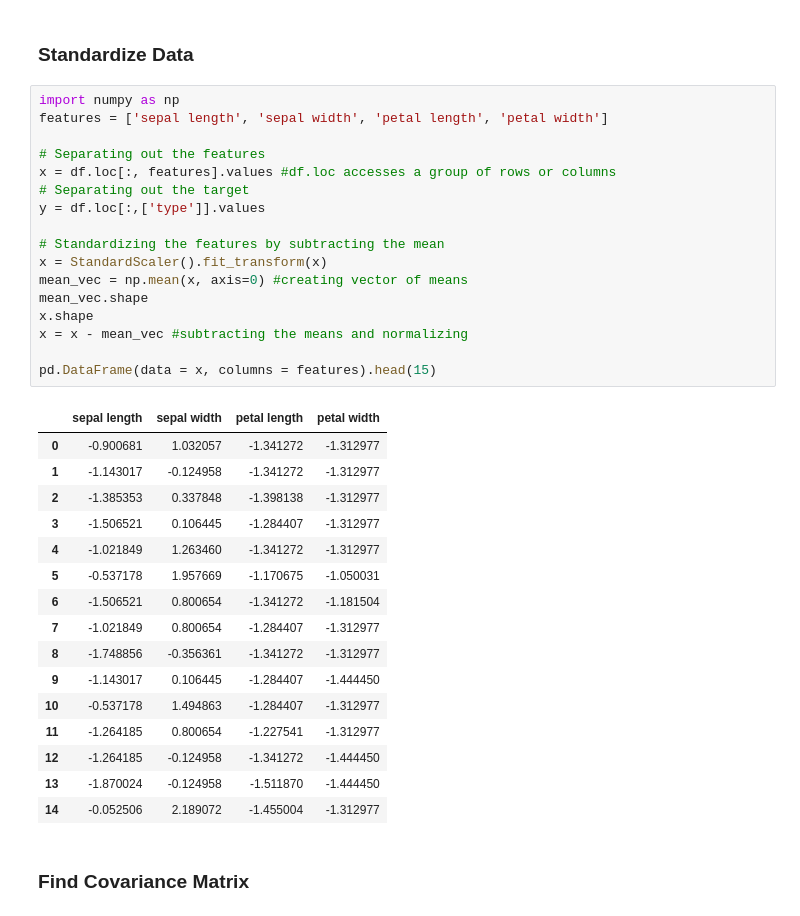
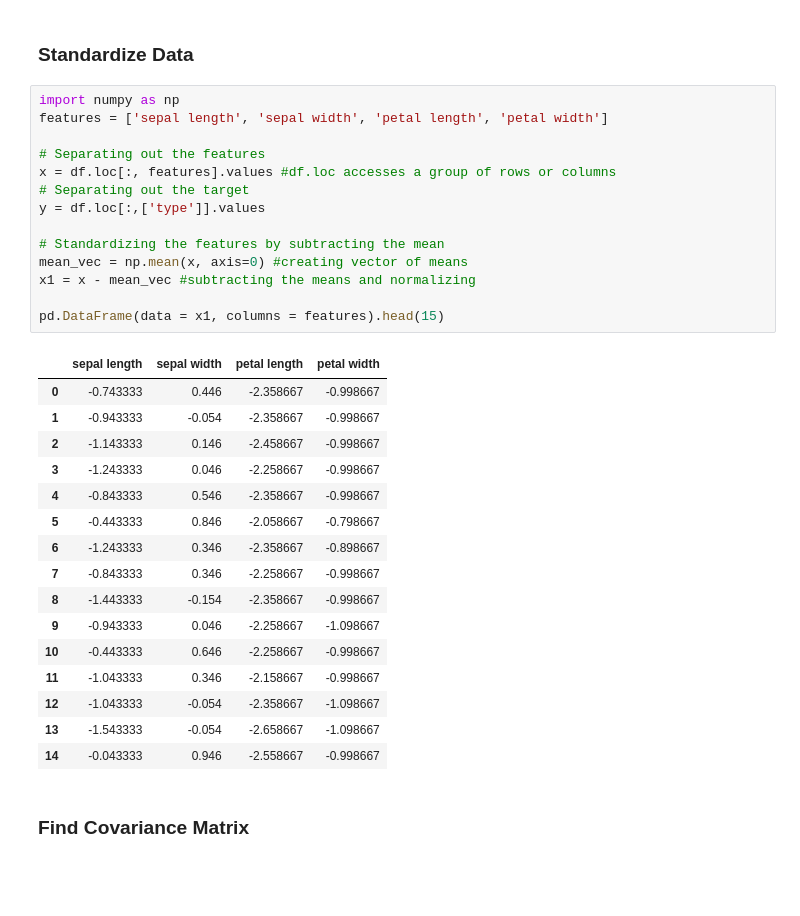
Before and after one commit to PaulinaKnight/Lin-Alg, a Jupyter notebook: Dimension Reduction and PCA from Scratch (Iris Data).ipynb, the cells around one changed output. Cells and saved outputs as stored; diff of their text form; blank space fills up the shorter version.

```diff
--- a/Dimension Reduction and PCA from Scratch (Iris Data).ipynb
+++ b/Dimension Reduction and PCA from Scratch (Iris Data).ipynb
@@ -39,37 +38,34 @@ df.head(15) #head allows you to choose how many rows you want printed () empty d
 # %%
 import numpy as np
 features = ['sepal length', 'sepal width', 'petal length', 'petal width']
 
 # Separating out the features
 x = df.loc[:, features].values #df.loc accesses a group of rows or columns
 # Separating out the target
 y = df.loc[:,['type']].values
 
 # Standardizing the features by subtracting the mean
-x = StandardScaler().fit_transform(x)
 mean_vec = np.mean(x, axis=0) #creating vector of means
-mean_vec.shape
-x.shape
-x = x - mean_vec #subtracting the means and normalizing
+x1 = x - mean_vec #subtracting the means and normalizing
 
-pd.DataFrame(data = x, columns = features).head(15)
+pd.DataFrame(data = x1, columns = features).head(15)
 # %% [output]
 |  | sepal length | sepal width | petal length | petal width |
-| 0 | -0.900681 | 1.032057 | -1.341272 | -1.312977 |
-| 1 | -1.143017 | -0.124958 | -1.341272 | -1.312977 |
-| 2 | -1.385353 | 0.337848 | -1.398138 | -1.312977 |
-| 3 | -1.506521 | 0.106445 | -1.284407 | -1.312977 |
-| 4 | -1.021849 | 1.263460 | -1.341272 | -1.312977 |
-| 5 | -0.537178 | 1.957669 | -1.170675 | -1.050031 |
-| 6 | -1.506521 | 0.800654 | -1.341272 | -1.181504 |
-| 7 | -1.021849 | 0.800654 | -1.284407 | -1.312977 |
-| 8 | -1.748856 | -0.356361 | -1.341272 | -1.312977 |
-| 9 | -1.143017 | 0.106445 | -1.284407 | -1.444450 |
-| 10 | -0.537178 | 1.494863 | -1.284407 | -1.312977 |
-| 11 | -1.264185 | 0.800654 | -1.227541 | -1.312977 |
-| 12 | -1.264185 | -0.124958 | -1.341272 | -1.444450 |
-| 13 | -1.870024 | -0.124958 | -1.511870 | -1.444450 |
-| 14 | -0.052506 | 2.189072 | -1.455004 | -1.312977 |
+| 0 | -0.743333 | 0.446 | -2.358667 | -0.998667 |
+| 1 | -0.943333 | -0.054 | -2.358667 | -0.998667 |
+| 2 | -1.143333 | 0.146 | -2.458667 | -0.998667 |
+| 3 | -1.243333 | 0.046 | -2.258667 | -0.998667 |
+| 4 | -0.843333 | 0.546 | -2.358667 | -0.998667 |
+| 5 | -0.443333 | 0.846 | -2.058667 | -0.798667 |
+| 6 | -1.243333 | 0.346 | -2.358667 | -0.898667 |
+| 7 | -0.843333 | 0.346 | -2.258667 | -0.998667 |
+| 8 | -1.443333 | -0.154 | -2.358667 | -0.998667 |
+| 9 | -0.943333 | 0.046 | -2.258667 | -1.098667 |
+| 10 | -0.443333 | 0.646 | -2.258667 | -0.998667 |
+| 11 | -1.043333 | 0.346 | -2.158667 | -0.998667 |
+| 12 | -1.043333 | -0.054 | -2.358667 | -1.098667 |
+| 13 | -1.543333 | -0.054 | -2.658667 | -1.098667 |
+| 14 | -0.043333 | 0.946 | -2.558667 | -0.998667 |
 # %% [markdown]
 ### Find Covariance Matrix
 # %%
```
Also changed, not shown: parts of 8 cells of this notebook.
